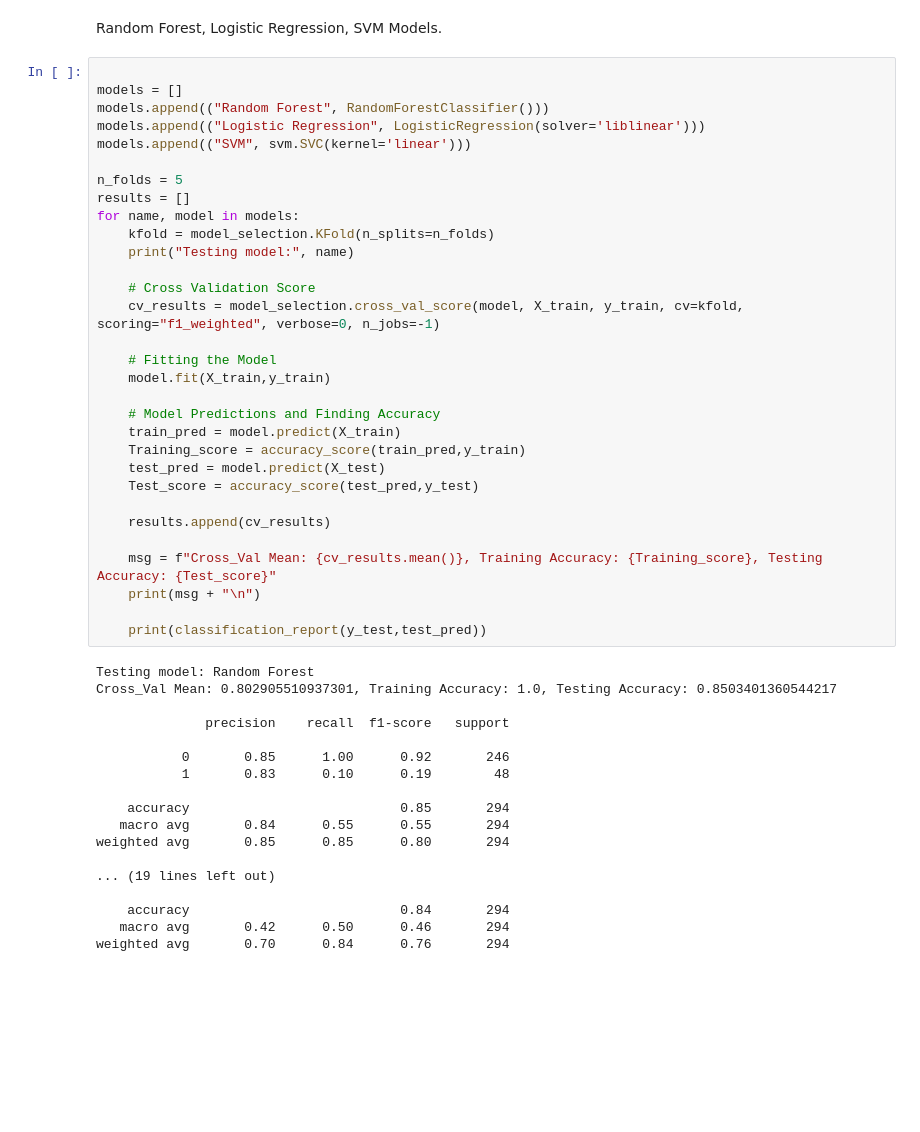
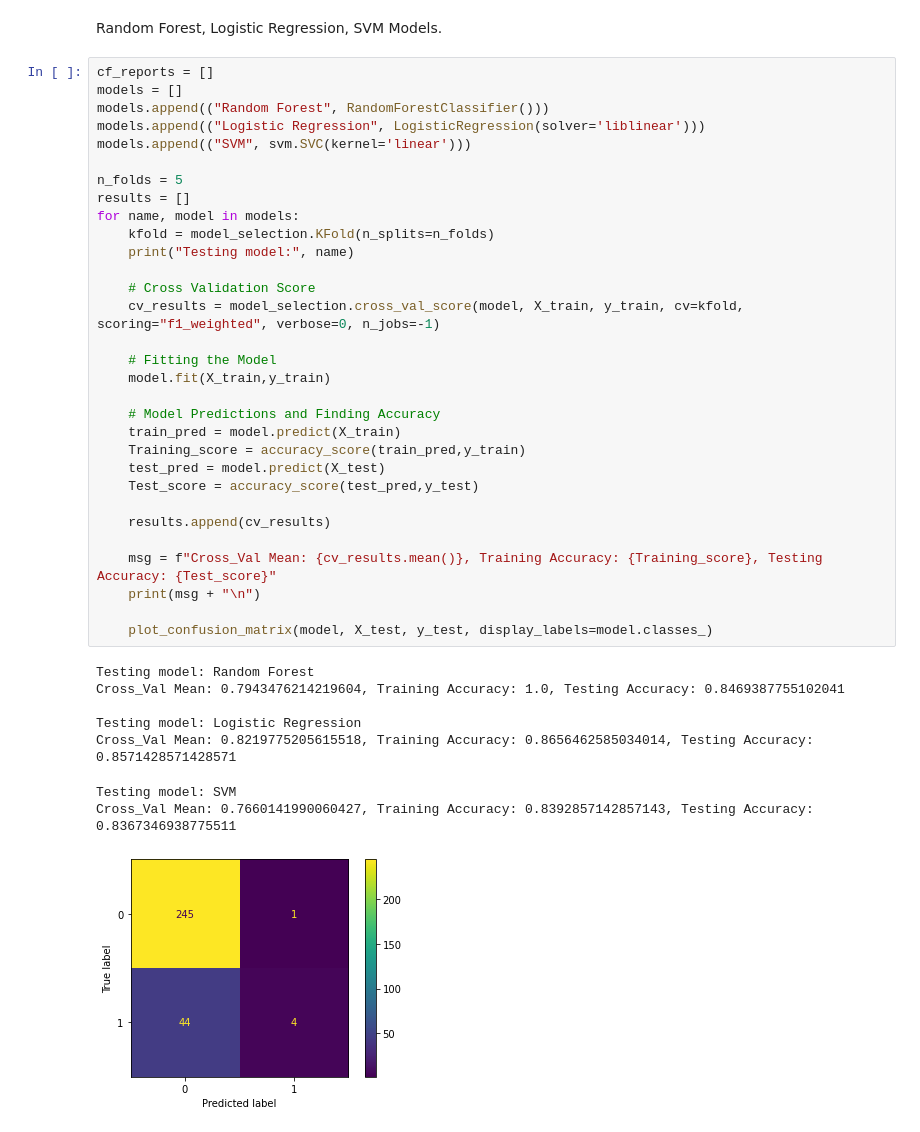
Before and after one commit to niramay447/kaggle-notebooks-other, a Jupyter notebook: attrition-prediction-dom.ipynb, the cells around one changed output. Cells and saved outputs as stored; diff of their text form; blank space fills up the shorter version.

```diff
--- a/attrition-prediction-dom.ipynb
+++ b/attrition-prediction-dom.ipynb
@@ -340,51 +350,42 @@ print(X_test.shape)
 # %% [markdown]
 Random Forest, Logistic Regression, SVM Models.
 # %%
-
+cf_reports = []
 models = []
 models.append(("Random Forest", RandomForestClassifier()))
 models.append(("Logistic Regression", LogisticRegression(solver='liblinear')))
 models.append(("SVM", svm.SVC(kernel='linear')))
 
 n_folds = 5
 results = []
 for name, model in models:
     kfold = model_selection.KFold(n_splits=n_folds)
     print("Testing model:", name)
 
     # Cross Validation Score
     cv_results = model_selection.cross_val_score(model, X_train, y_train, cv=kfold, scoring="f1_weighted", verbose=0, n_jobs=-1)
 
     # Fitting the Model
     model.fit(X_train,y_train)
 
     # Model Predictions and Finding Accuracy
     train_pred = model.predict(X_train)
     Training_score = accuracy_score(train_pred,y_train)
     test_pred = model.predict(X_test)
     Test_score = accuracy_score(test_pred,y_test)
 
     results.append(cv_results)
 
     msg = f"Cross_Val Mean: {cv_results.mean()}, Training Accuracy: {Training_score}, Testing Accuracy: {Test_score}"
     print(msg + "\n")
 
-    print(classification_report(y_test,test_pred))
+    plot_confusion_matrix(model, X_test, y_test, display_labels=model.classes_)
 # %% [output]
 Testing model: Random Forest
-Cross_Val Mean: 0.802905510937301, Training Accuracy: 1.0, Testing Accuracy: 0.8503401360544217
+Cross_Val Mean: 0.7943476214219604, Training Accuracy: 1.0, Testing Accuracy: 0.8469387755102041
 
-              precision    recall  f1-score   support
-
-           0       0.85      1.00      0.92       246
-           1       0.83      0.10      0.19        48
-
-    accuracy                           0.85       294
-   macro avg       0.84      0.55      0.55       294
-weighted avg       0.85      0.85      0.80       294
-
-... (19 lines left out)
-
-    accuracy                           0.84       294
-   macro avg       0.42      0.50      0.46       294
-weighted avg       0.70      0.84      0.76       294
+Testing model: Logistic Regression
+Cross_Val Mean: 0.8219775205615518, Training Accuracy: 0.8656462585034014, Testing Accuracy: 0.8571428571428571
+Testing model: SVM
+Cross_Val Mean: 0.7660141990060427, Training Accuracy: 0.8392857142857143, Testing Accuracy: 0.8367346938775511
+[figure, added]
```
Also changed, not shown: parts of 4 cells of this notebook.
